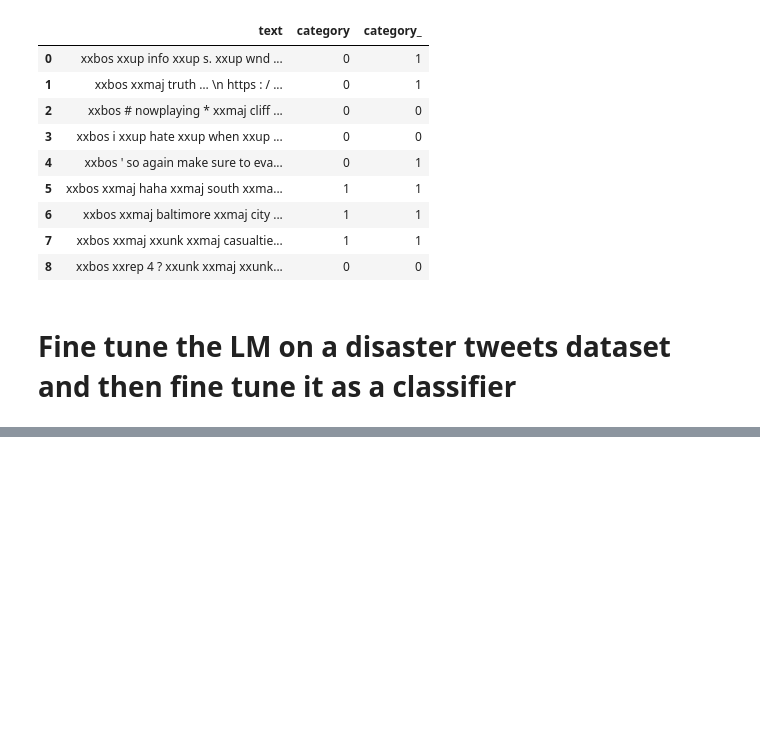
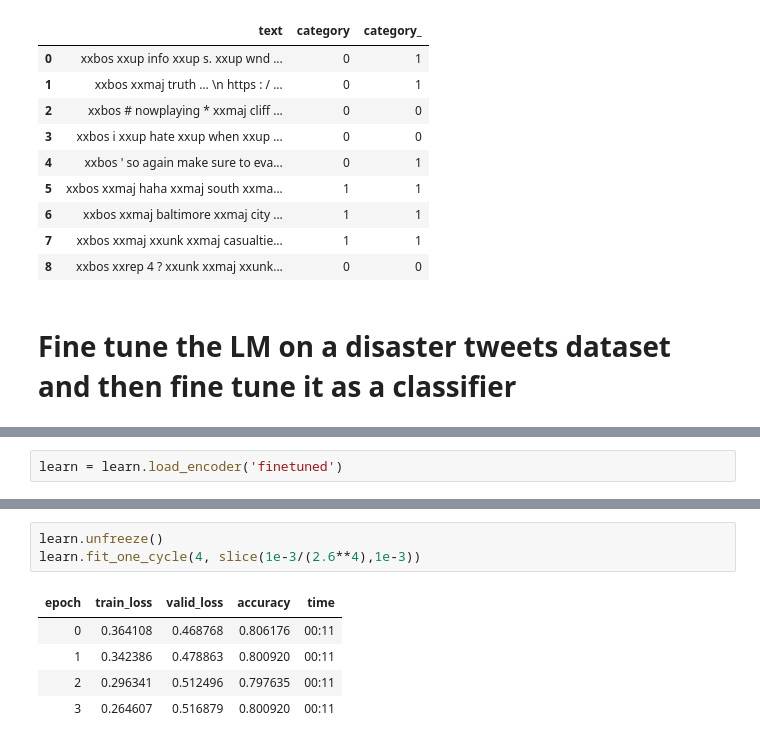
Before and after one commit to tommasomncttn/EffectiveEssayWithNLP, a Jupyter notebook: ULMfiT.ipynb, the cells around one changed output, grey strips where cells are left out. Saved outputs shown, nothing was run; the diff lists cells and outputs as text; blank space fills up the shorter version.

```diff
--- a/ULMfiT.ipynb
+++ b/ULMfiT.ipynb
@@ -127,0 +135,2 @@ TypeError: ignored
+# %%
+learn = learn.load_encoder('finetuned')
@@ -127,0 +154,9 @@ TypeError: ignored
+# %%
+learn.unfreeze()
+learn.fit_one_cycle(4, slice(1e-3/(2.6**4),1e-3))
+# %% [output]
+| epoch | train_loss | valid_loss | accuracy | time |
+| 0 | 0.364108 | 0.468768 | 0.806176 | 00:11 |
+| 1 | 0.342386 | 0.478863 | 0.800920 | 00:11 |
+| 2 | 0.296341 | 0.512496 | 0.797635 | 00:11 |
+| 3 | 0.264607 | 0.516879 | 0.800920 | 00:11 |
```
Also changed, not shown: parts of 18 cells of this notebook.
